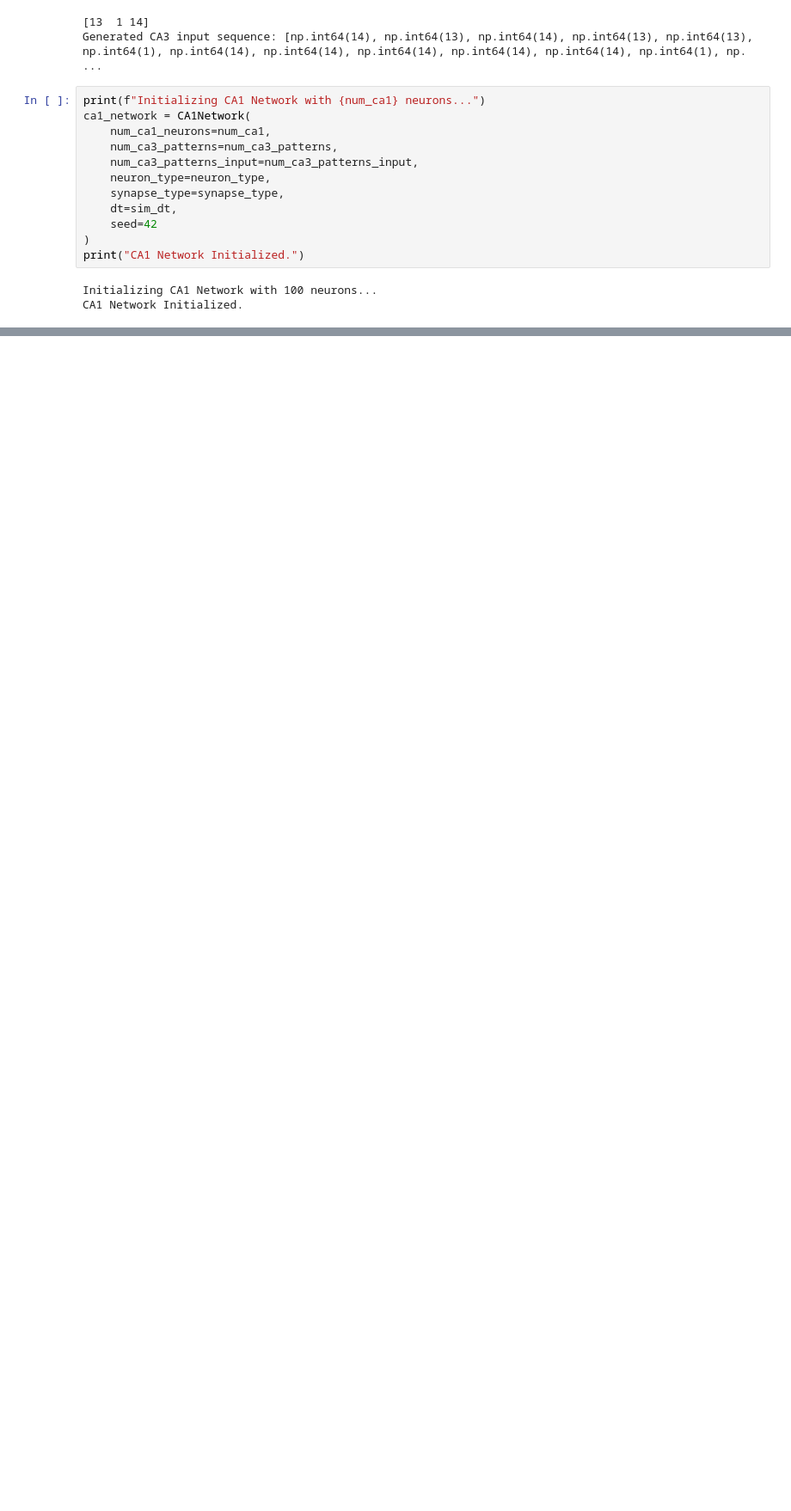
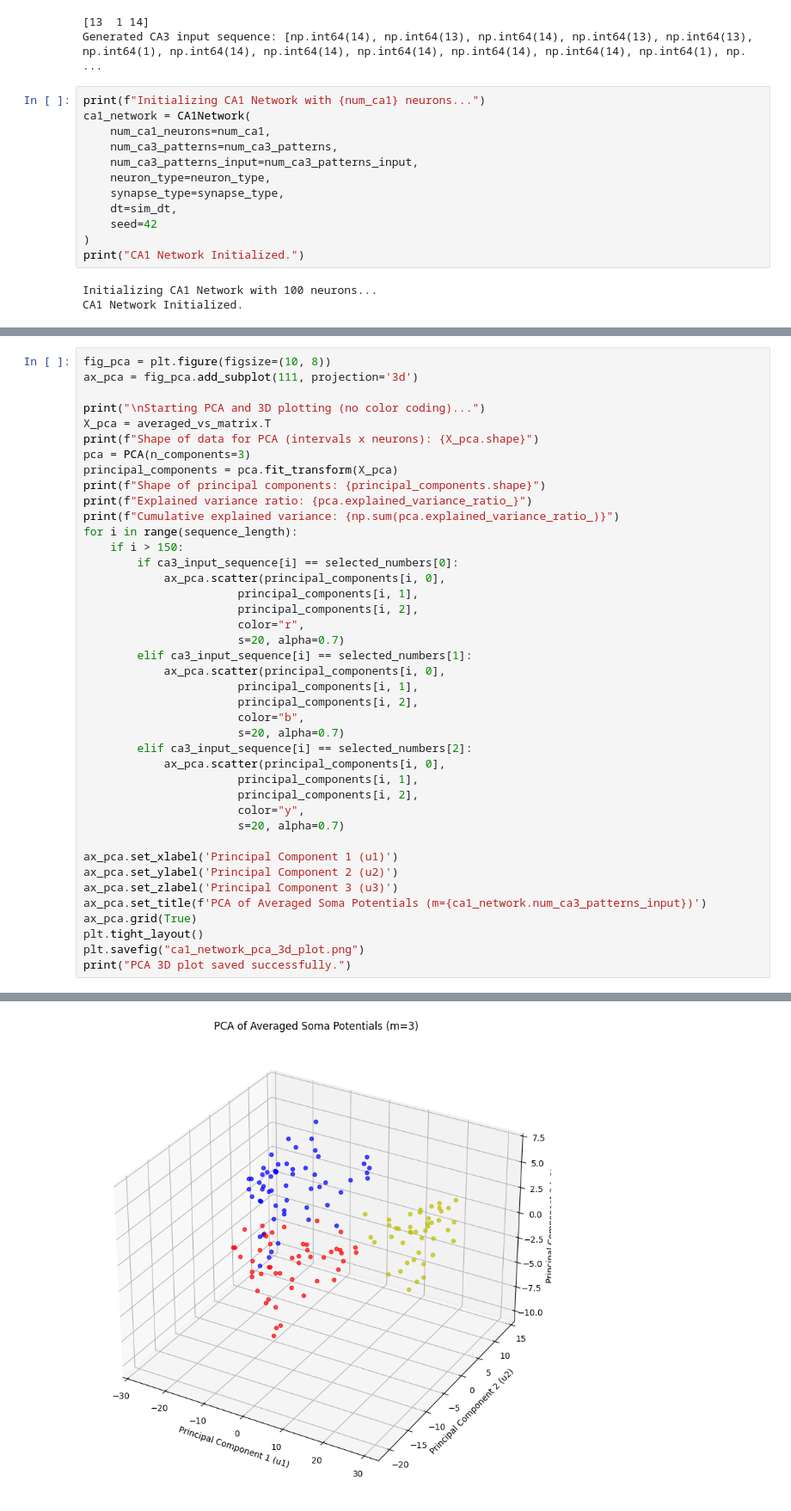
Before and after one commit to DeepWater3104/Yamaguti_etal_2011, a Jupyter notebook: notebooks/example.ipynb, the cells around one changed output, grey strips where cells are left out. Shown at 86% size. Saved outputs shown, nothing was run; the diff lists cells and outputs as text; blank space fills up the shorter version.

Commit message:
visualized in PCA space

```diff
--- a/notebooks/example.ipynb
+++ b/notebooks/example.ipynb
@@ -82,0 +87,42 @@ plt.show()
+# %%
+fig_pca = plt.figure(figsize=(10, 8))
+ax_pca = fig_pca.add_subplot(111, projection='3d')
+
+print("\nStarting PCA and 3D plotting (no color coding)...")
+X_pca = averaged_vs_matrix.T
+print(f"Shape of data for PCA (intervals x neurons): {X_pca.shape}")
+pca = PCA(n_components=3)
+principal_components = pca.fit_transform(X_pca)
+print(f"Shape of principal components: {principal_components.shape}")
+print(f"Explained variance ratio: {pca.explained_variance_ratio_}")
+print(f"Cumulative explained variance: {np.sum(pca.explained_variance_ratio_)}")
+for i in range(sequence_length):
+    if i > 150:
+        if ca3_input_sequence[i] == selected_numbers[0]:
+            ax_pca.scatter(principal_components[i, 0],
+                       principal_components[i, 1],
+                       principal_components[i, 2],
+                       color="r",
+                       s=20, alpha=0.7)
+        elif ca3_input_sequence[i] == selected_numbers[1]:
+            ax_pca.scatter(principal_components[i, 0],
+                       principal_components[i, 1],
+                       principal_components[i, 2],
+                       color="b",
+                       s=20, alpha=0.7)
+        elif ca3_input_sequence[i] == selected_numbers[2]:
+            ax_pca.scatter(principal_components[i, 0],
+                       principal_components[i, 1],
+                       principal_components[i, 2],
+                       color="y",
+                       s=20, alpha=0.7)
+
+ax_pca.set_xlabel('Principal Component 1 (u1)')
+ax_pca.set_ylabel('Principal Component 2 (u2)')
+ax_pca.set_zlabel('Principal Component 3 (u3)')
+ax_pca.set_title(f'PCA of Averaged Soma Potentials (m={ca1_network.num_ca3_patterns_input})')
+ax_pca.grid(True)
+plt.tight_layout()
+plt.savefig("ca1_network_pca_3d_plot.png")
+print("PCA 3D plot saved successfully.")
+# %% [output]
@@ -83,2 +135,3 @@ plt.show()
+[figure, added]
 # %%
 from sklearn.decomposition import PCA
```
Also changed, not shown: parts of 7 cells of this notebook.
